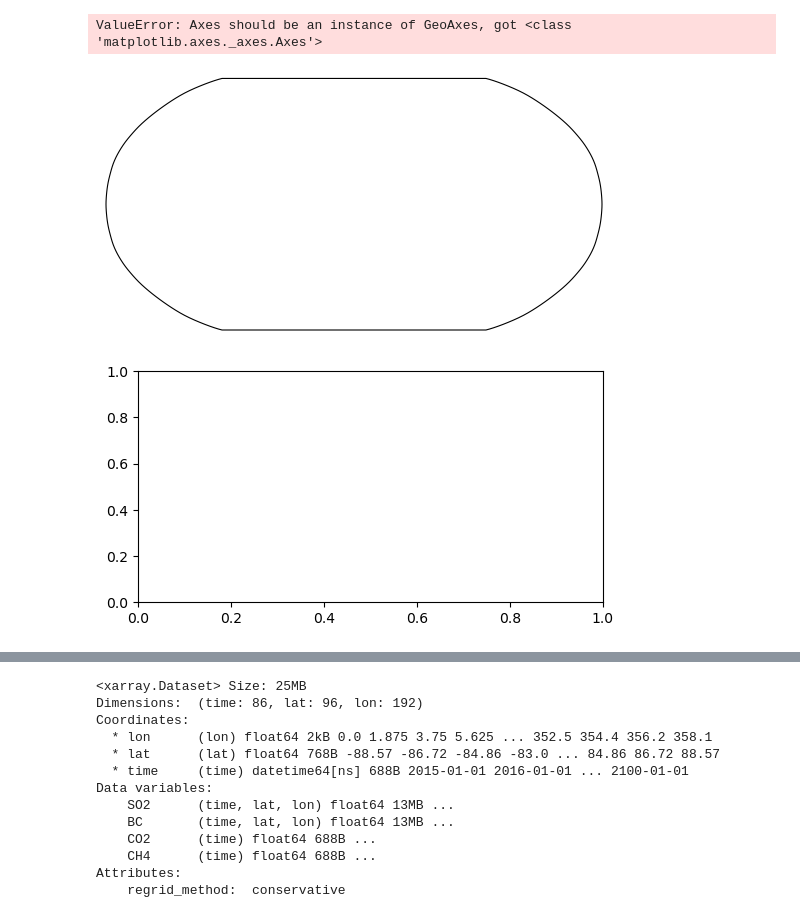
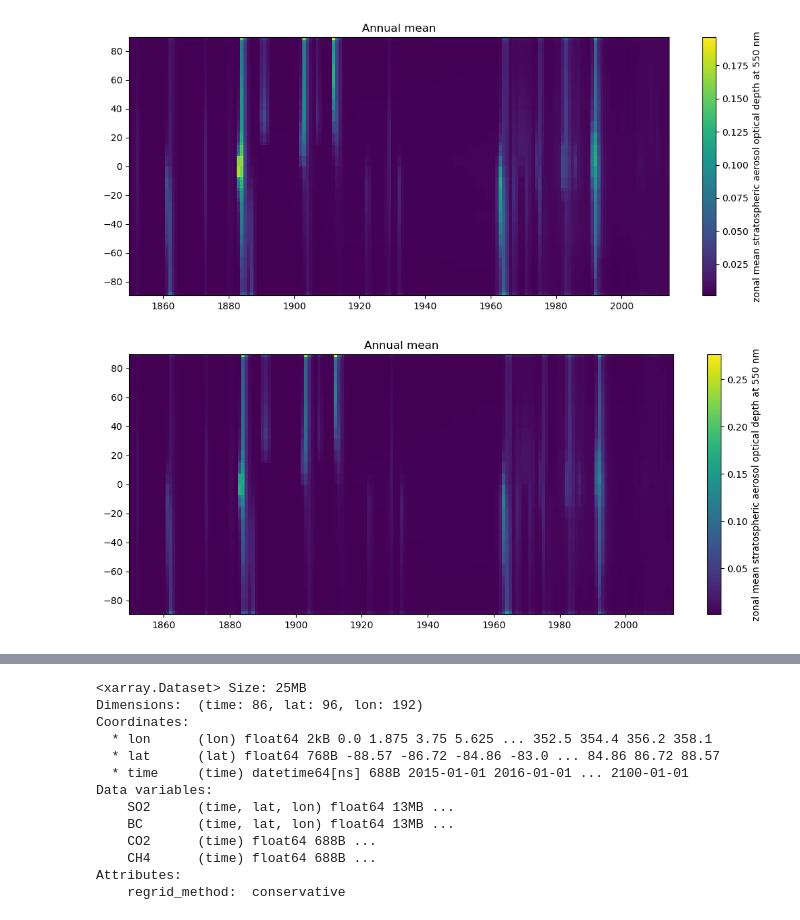
Before and after one commit to zoeleila/scenarIA, a Jupyter notebook: src/plots/explore_test_dataset.ipynb, the cells around one changed output, grey strips where cells are left out. Drawn from its saved outputs; the diff is of its cells as text; code cells hidden in the pictures.

Commit message:
volcan into input

```diff
--- a/src/plots/explore_test_dataset.ipynb
+++ b/src/plots/explore_test_dataset.ipynb
@@ -28,19 +16,24 @@ Data variables:
-# %%
-for simu in ['ssp126', 'ssp245', 'ssp370', 'ssp585']:
-
-    dataset_dir = DATASET_DIR / 'MPI-ESM1-2-LR/annual'
-
-    inputs = xr.open_dataset(dataset_dir / f'inputs_{simu}_regrid2.nc')
-    plt.subplot(projection=ccrs.Robinson())
-    cs = inputs["SO2"].sel(time=slice('2080', '2100')).mean('time').plot(transform=ccrs.PlateCarree(), add_colorbar=True,
-                                                                         norm=colors.LogNorm(1e-15, 1e-9, clip=True),
-                                                                        cbar_kwargs= {'shrink':0.6})
-    plt.gca().coastlines()
-    plt.gca().set_title(f'{simu} 2080-2100')
-    plt.colorbar(cs, ax=ax, shrink=0.7)
-    plt.savefig(f'/gpfs-calypso/scratch/globc/garcia/scenarIA/graphs/data/Input4MIPs/SO2_2080_2100_maps_{simu}.png')
-    plt.close()
-# %% [output]
-ValueError: Axes should be an instance of GeoAxes, got <class 'matplotlib.axes._axes.Axes'>
-[figure, removed]
-[figure, removed]
+# %%
+file = '/gpfs-calypso/scratch/globc/garcia/scenarIA/rawdata/input4mips/tau_reff_CMIP6.v3_regrid.nc'
+ds = xr.open_dataset(file).sel(month=slice(None, '2014')).resample(month='YS').mean(dim='month').isel(lon=23)
+plt.figure(figsize=(13,5))
+x, y = np.meshgrid(ds.month.values, ds.lat.values)
+plt.pcolormesh(x, y, ds.tau.values.transpose(), shading='nearest')
+plt.title('Annual mean')
+cbar = plt.colorbar()
+cbar.set_label(ds.tau.attrs['long_name'])
+plt.show()
+# %% [output]
+[figure, added]
+# %%
+file = '/gpfs-calypso/scratch/globc/garcia/scenarIA/rawdata/input4mips/tau_reff_CMIP6.v3_regrid.nc'
+ds = xr.open_dataset(file).sel(month=slice(None, '2014')).resample(month='YS').mean(dim='month').isel(lon=50)
+plt.figure(figsize=(13,5))
+x, y = np.meshgrid(ds.month.values, ds.lat.values)
+plt.pcolormesh(x, y, ds.tau.values.transpose(), shading='nearest')
+plt.title('Annual mean')
+cbar = plt.colorbar()
+cbar.set_label(ds.tau.attrs['long_name'])
+plt.show()
+# %% [output]
+[figure, added]
```
Also changed, not shown: parts of 4 cells of this notebook, 12 other files.
